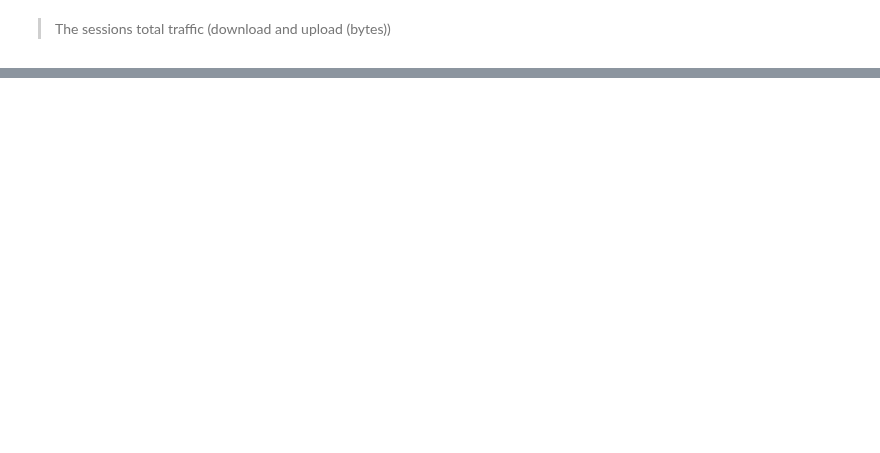
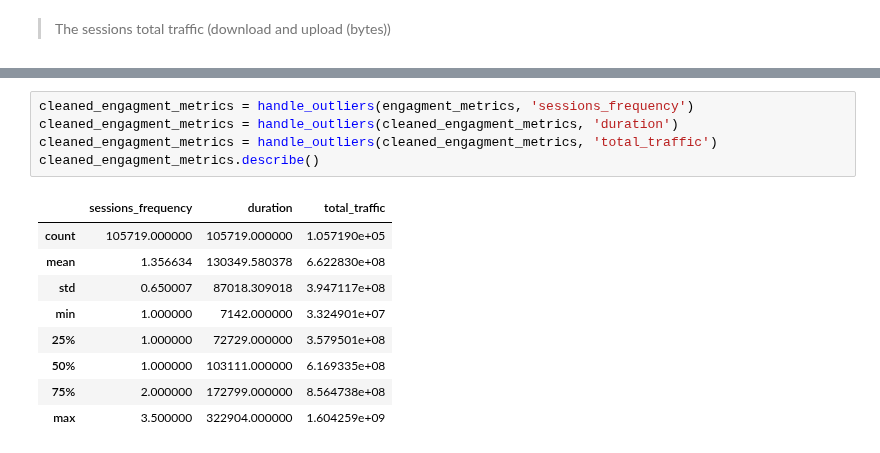
Before and after one commit to Melak2017/Telecommunication-Data-Analysis, a Jupyter notebook: Jup_Notebooks/User_engagement_analysis.ipynb, the cells around one changed output, grey strips where cells are left out. Drawn from its saved outputs; the diff is of its cells as text; blank space fills up the shorter version.

```diff
--- a/Jup_Notebooks/User_engagement_analysis.ipynb
+++ b/Jup_Notebooks/User_engagement_analysis.ipynb
@@ -169,0 +198,15 @@ plot_box(engagment_metrics, 'sessions_frequency', 'outlier detection for bearer_
+# %%
+cleaned_engagment_metrics = handle_outliers(engagment_metrics, 'sessions_frequency')
+cleaned_engagment_metrics = handle_outliers(cleaned_engagment_metrics, 'duration')
+cleaned_engagment_metrics = handle_outliers(cleaned_engagment_metrics, 'total_traffic')
+cleaned_engagment_metrics.describe()
+# %% [output]
+|  | sessions_frequency | duration | total_traffic |
+| count | 105719.000000 | 105719.000000 | 1.057190e+05 |
+| mean | 1.356634 | 130349.580378 | 6.622830e+08 |
+| std | 0.650007 | 87018.309018 | 3.947117e+08 |
+| min | 1.000000 | 7142.000000 | 3.324901e+07 |
+| 25% | 1.000000 | 72729.000000 | 3.579501e+08 |
+| 50% | 1.000000 | 103111.000000 | 6.169335e+08 |
+| 75% | 2.000000 | 172799.000000 | 8.564738e+08 |
+| max | 3.500000 | 322904.000000 | 1.604259e+09 |
```
Also changed, not shown: parts of 22 cells of this notebook.
